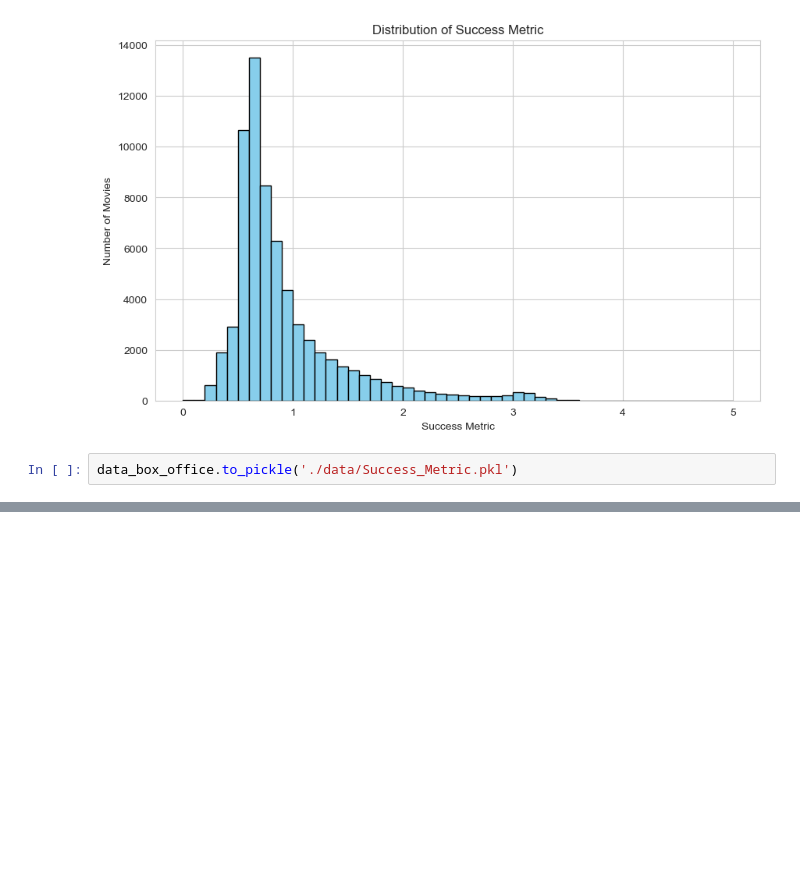
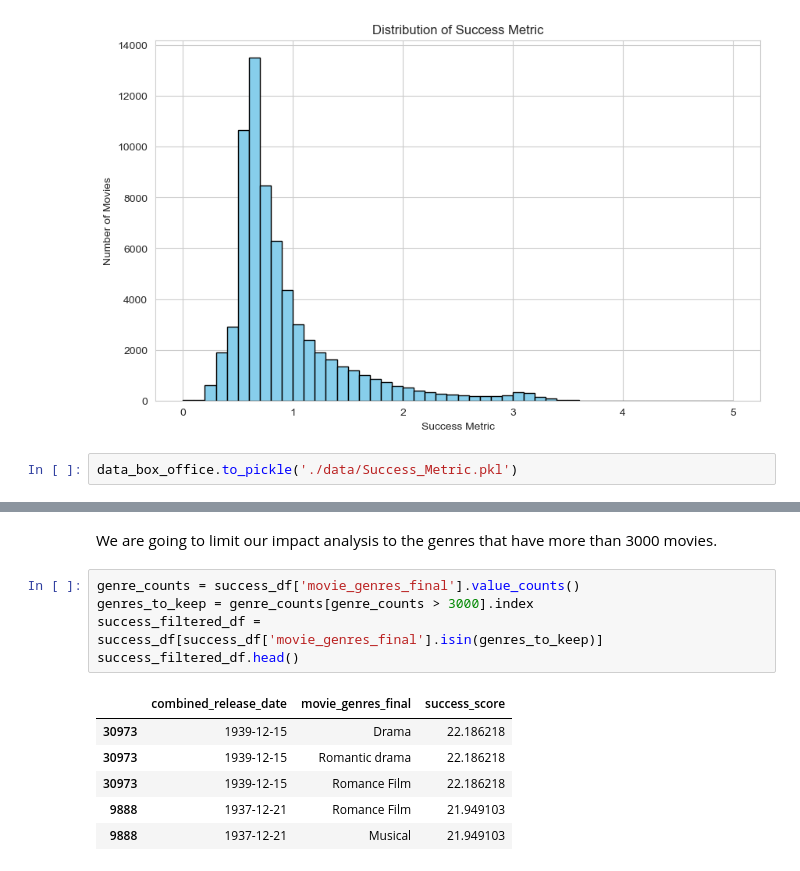
Before and after one commit to epfl-ada/ada-2024-project-gear5, a Jupyter notebook: results.ipynb, the cells around one changed output, grey strips where cells are left out. Saved outputs shown, nothing was run; the diff lists cells and outputs as text; blank space fills up the shorter version.

```diff
--- a/results.ipynb
+++ b/results.ipynb
@@ -627,0 +649,14 @@ data_box_office.to_pickle('./data/Success_Metric.pkl')
+# %% [markdown]
+We are going to limit our impact analysis to the genres that have more than 3000 movies.
+# %%
+genre_counts = success_df['movie_genres_final'].value_counts()
+genres_to_keep = genre_counts[genre_counts > 3000].index
+success_filtered_df = success_df[success_df['movie_genres_final'].isin(genres_to_keep)]
+success_filtered_df.head()
+# %% [output]
+|  | combined_release_date | movie_genres_final | success_score |
+| 30973 | 1939-12-15 | Drama | 22.186218 |
+| 30973 | 1939-12-15 | Romantic drama | 22.186218 |
+| 30973 | 1939-12-15 | Romance Film | 22.186218 |
+| 9888 | 1937-12-21 | Romance Film | 21.949103 |
+| 9888 | 1937-12-21 | Musical | 21.949103 |
```
Also changed, not shown: parts of 7 cells of this notebook.
